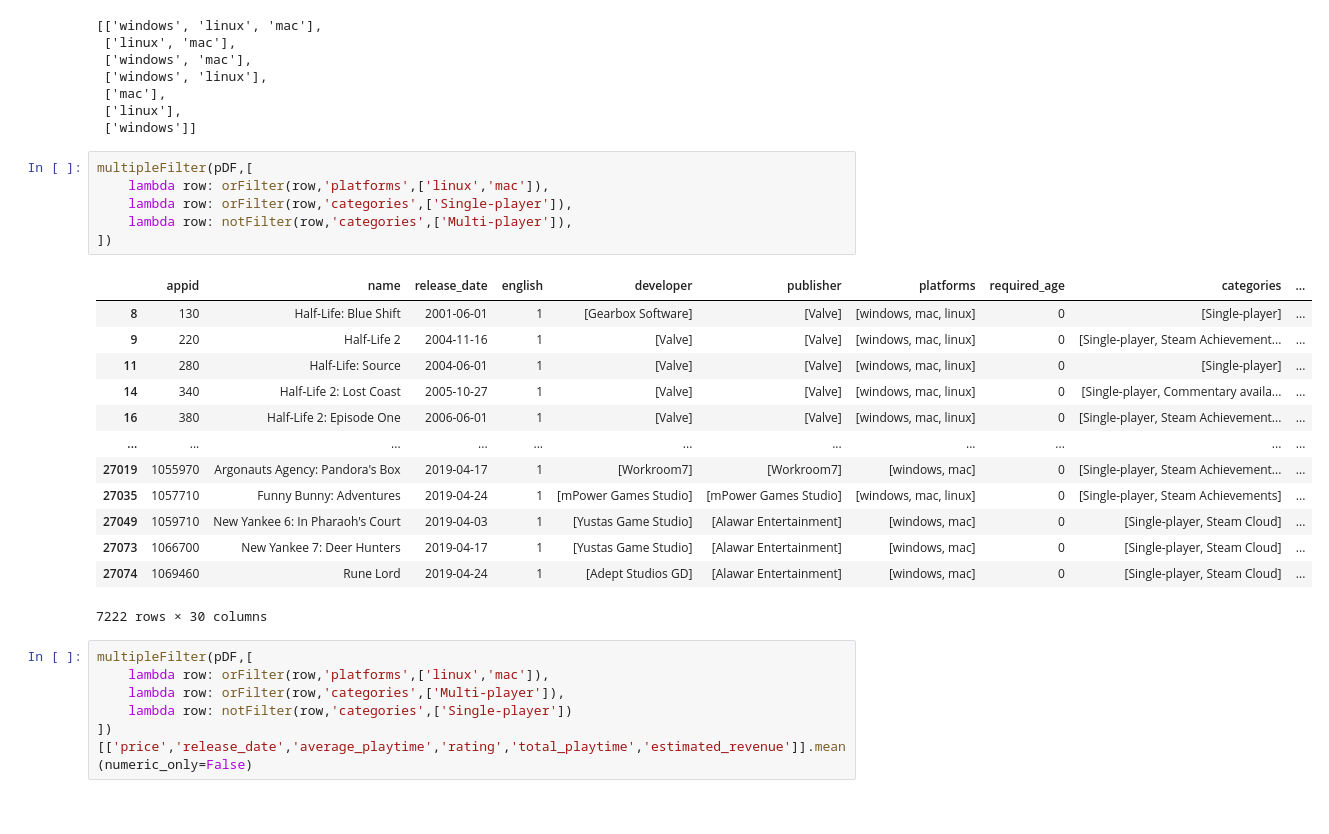
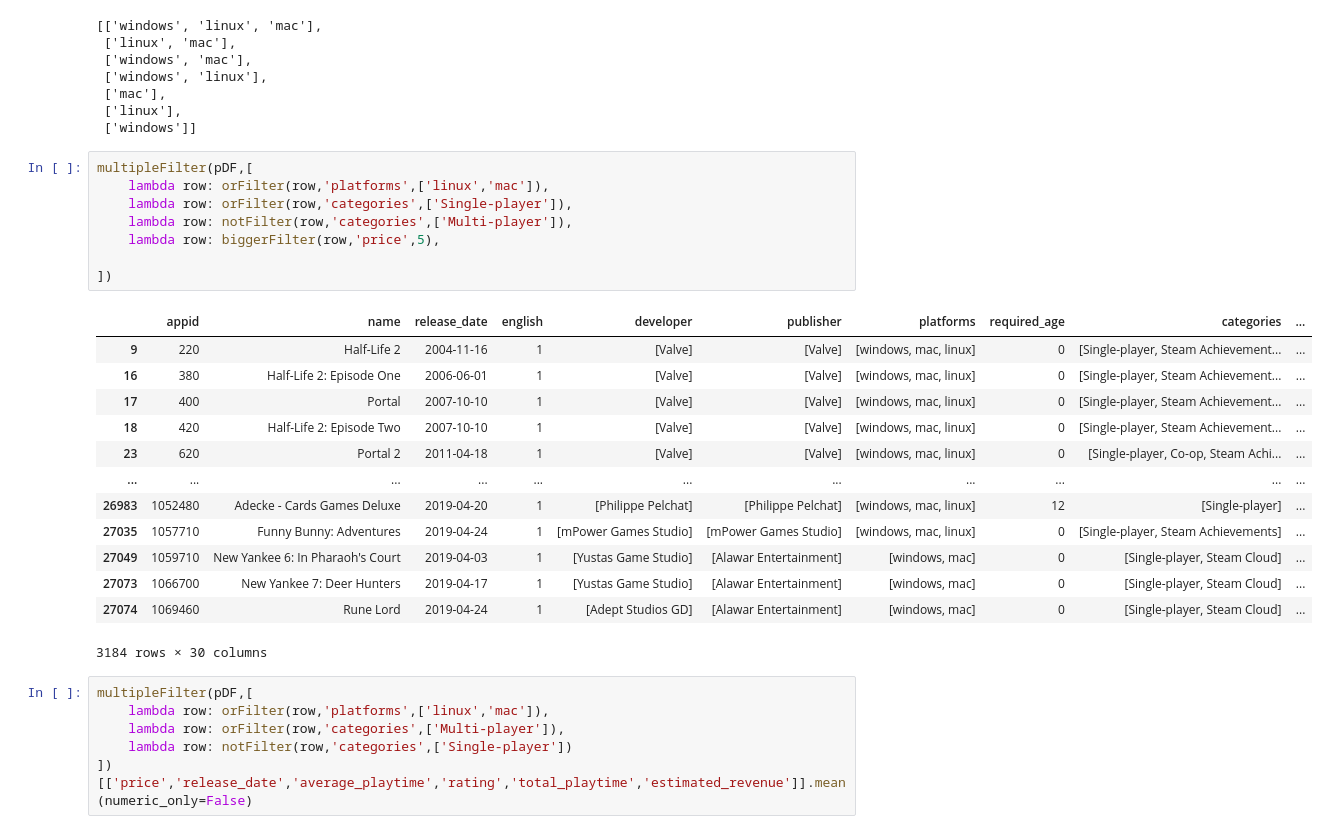
Before and after one commit to Emanum/TU_Visual_Data_Science, a Jupyter notebook: lab2/Steam-Analysis.ipynb, the cells around one changed output. Cells and saved outputs as stored; diff of their text form.

Commit message:
fix filter add table

```diff
--- a/lab2/Steam-Analysis.ipynb
+++ b/lab2/Steam-Analysis.ipynb
@@ -692,23 +689,25 @@ getAllCombinations(['windows','linux','mac'])
 # %%
 multipleFilter(pDF,[
     lambda row: orFilter(row,'platforms',['linux','mac']),
     lambda row: orFilter(row,'categories',['Single-player']),
     lambda row: notFilter(row,'categories',['Multi-player']),
+    lambda row: biggerFilter(row,'price',5),
+
 ])
 # %% [output]
 |  | appid | name | release_date | english | developer | publisher | platforms | required_age | categories | ... |
-| 8 | 130 | Half-Life: Blue Shift | 2001-06-01 | 1 | [Gearbox Software] | [Valve] | [windows, mac, linux] | 0 | [Single-player] | ... |
 | 9 | 220 | Half-Life 2 | 2004-11-16 | 1 | [Valve] | [Valve] | [windows, mac, linux] | 0 | [Single-player, Steam Achievement... | ... |
-| 11 | 280 | Half-Life: Source | 2004-06-01 | 1 | [Valve] | [Valve] | [windows, mac, linux] | 0 | [Single-player] | ... |
-| 14 | 340 | Half-Life 2: Lost Coast | 2005-10-27 | 1 | [Valve] | [Valve] | [windows, mac, linux] | 0 | [Single-player, Commentary availa... | ... |
 | 16 | 380 | Half-Life 2: Episode One | 2006-06-01 | 1 | [Valve] | [Valve] | [windows, mac, linux] | 0 | [Single-player, Steam Achievement... | ... |
+| 17 | 400 | Portal | 2007-10-10 | 1 | [Valve] | [Valve] | [windows, mac, linux] | 0 | [Single-player, Steam Achievement... | ... |
+| 18 | 420 | Half-Life 2: Episode Two | 2007-10-10 | 1 | [Valve] | [Valve] | [windows, mac, linux] | 0 | [Single-player, Steam Achievement... | ... |
+| 23 | 620 | Portal 2 | 2011-04-18 | 1 | [Valve] | [Valve] | [windows, mac, linux] | 0 | [Single-player, Co-op, Steam Achi... | ... |
 | ... | ... | ... | ... | ... | ... | ... | ... | ... | ... | ... |
-| 27019 | 1055970 | Argonauts Agency: Pandora's Box | 2019-04-17 | 1 | [Workroom7] | [Workroom7] | [windows, mac] | 0 | [Single-player, Steam Achievement... | ... |
+| 26983 | 1052480 | Adecke - Cards Games Deluxe | 2019-04-20 | 1 | [Philippe Pelchat] | [Philippe Pelchat] | [windows, mac, linux] | 12 | [Single-player] | ... |
 | 27035 | 1057710 | Funny Bunny: Adventures | 2019-04-24 | 1 | [mPower Games Studio] | [mPower Games Studio] | [windows, mac, linux] | 0 | [Single-player, Steam Achievements] | ... |
 | 27049 | 1059710 | New Yankee 6: In Pharaoh's Court | 2019-04-03 | 1 | [Yustas Game Studio] | [Alawar Entertainment] | [windows, mac] | 0 | [Single-player, Steam Cloud] | ... |
 | 27073 | 1066700 | New Yankee 7: Deer Hunters | 2019-04-17 | 1 | [Yustas Game Studio] | [Alawar Entertainment] | [windows, mac] | 0 | [Single-player, Steam Cloud] | ... |
 | 27074 | 1069460 | Rune Lord | 2019-04-24 | 1 | [Adept Studios GD] | [Alawar Entertainment] | [windows, mac] | 0 | [Single-player, Steam Cloud] | ... |
-7222 rows × 30 columns
+3184 rows × 30 columns
 # %%
 multipleFilter(pDF,[
     lambda row: orFilter(row,'platforms',['linux','mac']),
```
Also changed, not shown: parts of 3 cells of this notebook, 2 other files.
